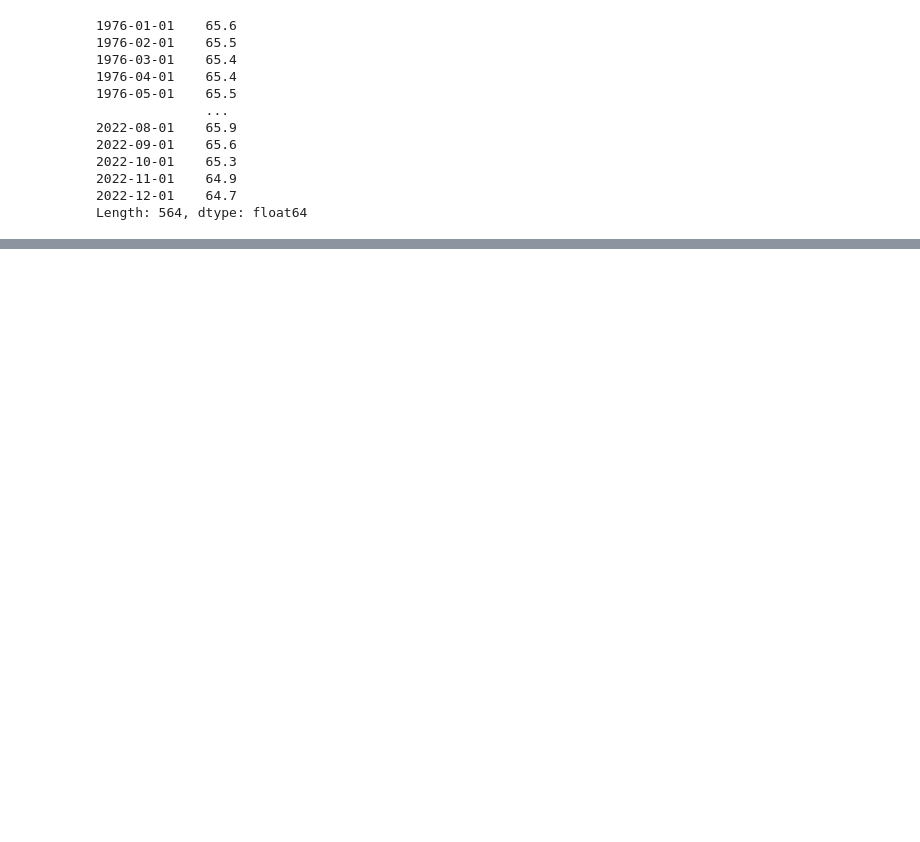
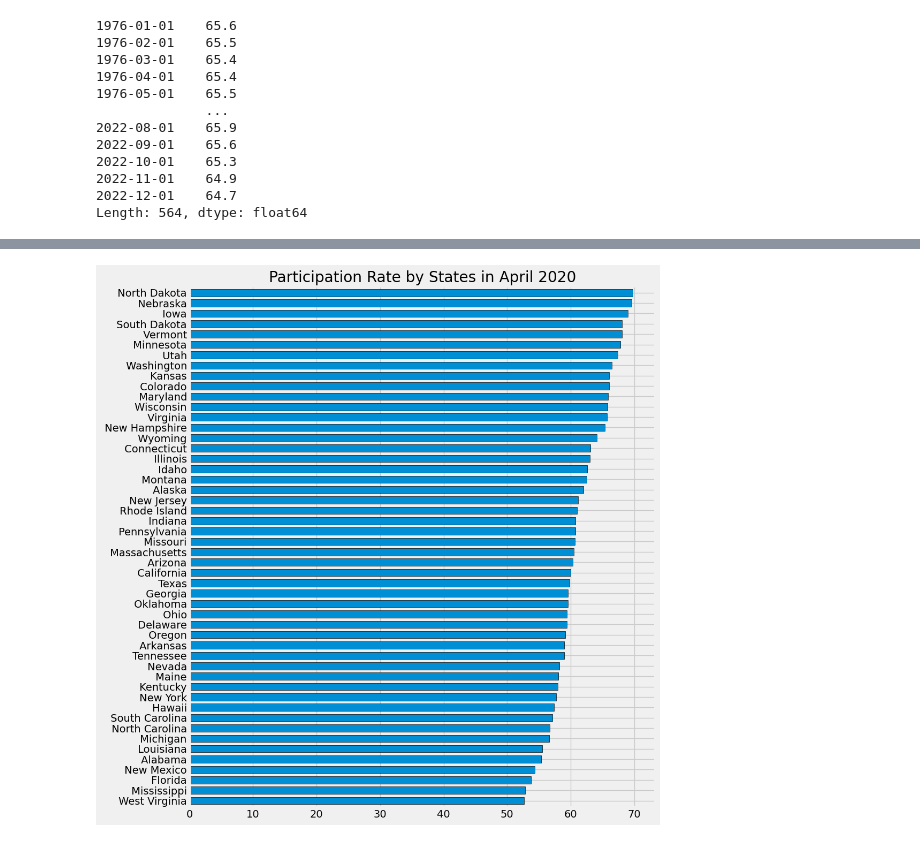
Before and after one commit to addomaks/Exploratory-Analysis, a Jupyter notebook: economics-analysis-using-pandas.ipynb, the cells around one changed output, grey strips where cells are left out. Saved outputs shown, nothing was run; the diff lists cells and outputs as text; code cells hidden in the pictures; blank space fills up the shorter version.

```diff
--- a/economics-analysis-using-pandas.ipynb
+++ b/economics-analysis-using-pandas.ipynb
@@ -166,0 +183,9 @@ px.line(part_results, title='Participation Rate by States')
+# %%
+ax = part_results.loc[part_results.index == '2020-04-01'].T \
+.sort_values('2020-04-01') \
+.plot(kind='barh', figsize=(10,12), title = 'Participation Rate by States in April 2020', width = 0.7, edgecolor='black')
+
+ax.legend().remove()
+plt.show()
+# %% [output]
+[figure, added]
```
Also changed, not shown: parts of 14 cells of this notebook.
